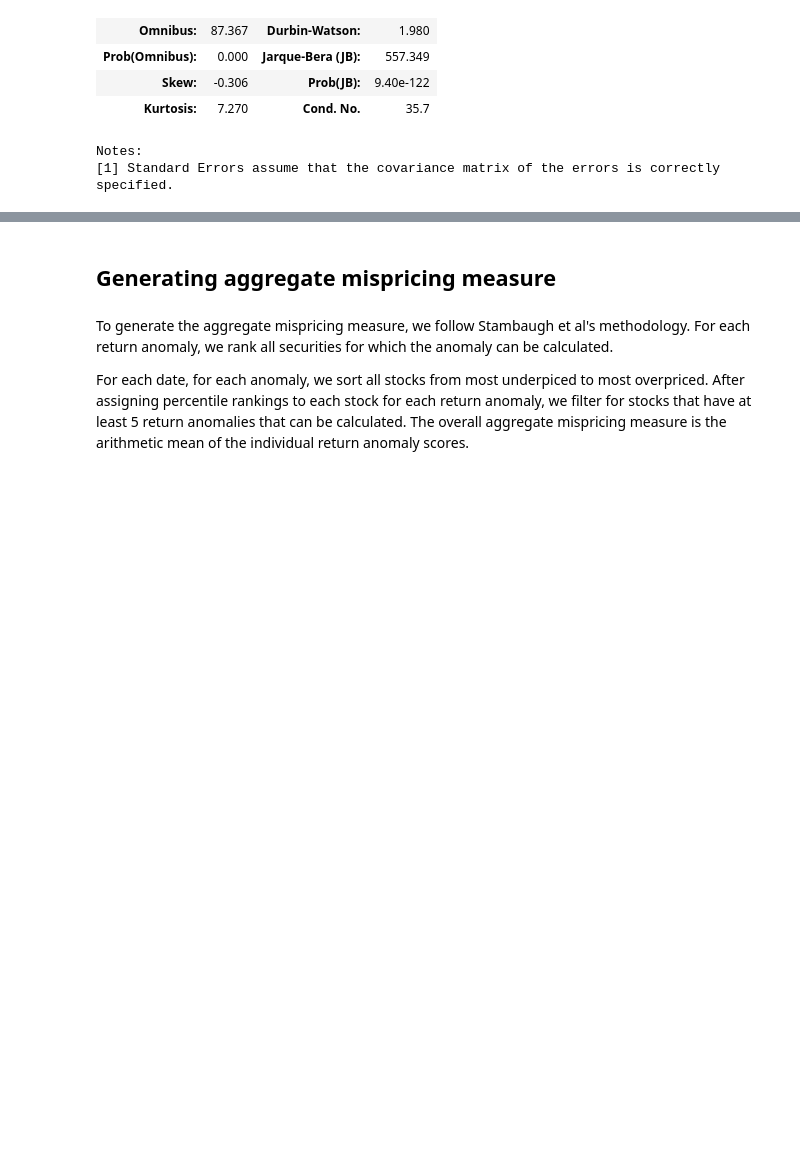
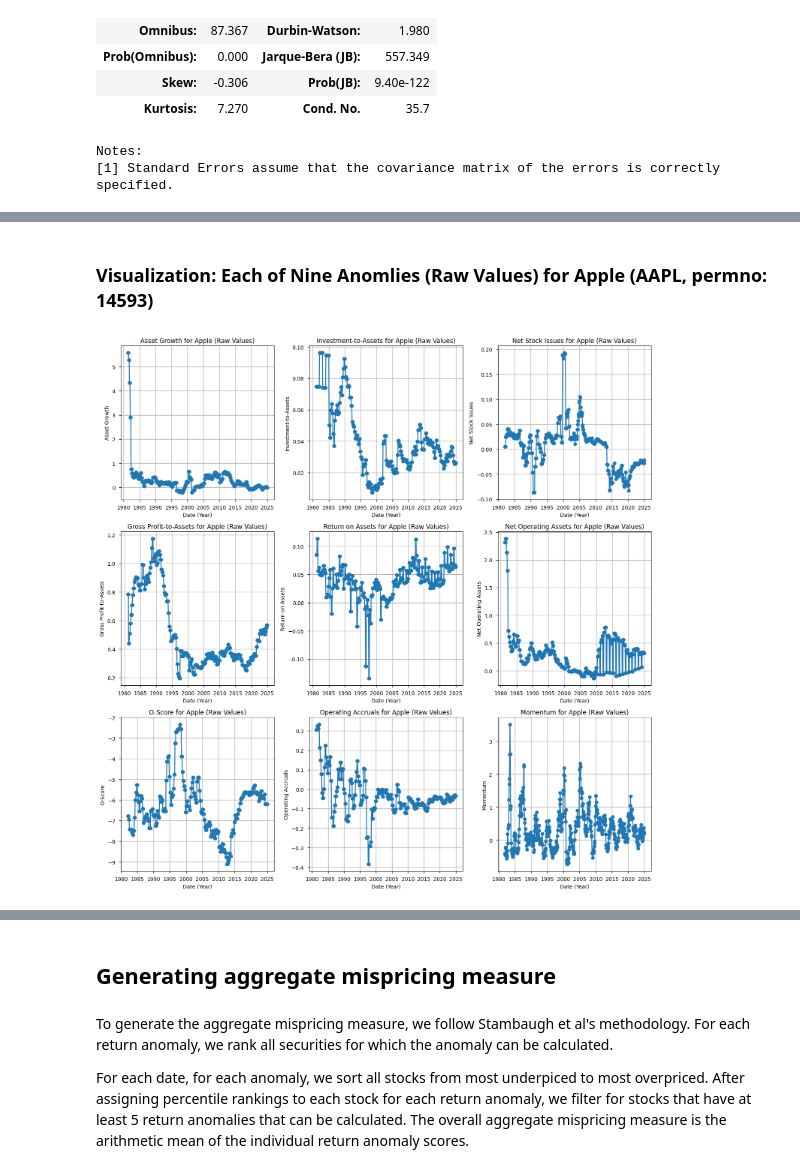
Before and after one commit to fanghe-ma/IVOL-Puzzle-and-Arbitrage-Asymmetry, a Jupyter notebook: project.ipynb, the cells around one changed output, grey strips where cells are left out. Cells and saved outputs as stored; diff of their text form; code cells hidden in the pictures; blank space fills up the shorter version.

Commit message:
Updated Anomalies Sections

```diff
--- a/project.ipynb
+++ b/project.ipynb
@@ -584,0 +779,4 @@ The 9 return anomalies are retrieved in a separate notebook.
+# %%
+df = pd.read_csv("C:/Users/xianl/OneDrive/Desktop/Spring 2025/fnce 2370/project/anomalies_raw_new.csv")
+df.set_index(['date', 'variable'], inplace=True)
+df.columns = df.columns.astype(int)
@@ -584,0 +796,41 @@ The 9 return anomalies are retrieved in a separate notebook.
+# %% [markdown]
+### Visualization: Each of Nine Anomlies (Raw Values) for Apple (AAPL, permno: 14593)
+# %%
+# Get all anomaly variable names (excluding 'me', 'prc', and 'ret')
+anomaly_vars = [var for var in df.index.get_level_values('variable').unique()
+                if var not in ['me', 'prc', 'ret']]
+
+# Create a 3x3 grid of plots
+fig, axes = plt.subplots(3, 3, figsize=(15, 15))
+axes = axes.flatten()
+
+for i, var in enumerate(anomaly_vars):
+    # Subset the data for Apple (permno 14593) for the given anomaly variable
+    # and drop missing values
+    series = df.xs(var, level=1)[14593].dropna()
+    series.index = pd.to_datetime(series.index)
+
+    ax = axes[i]
+    ax.plot(series.index, series.values, marker='o', linestyle='-')
+    mapping = {
+        'at_gr1': 'Asset Growth',
+        'capx_at': 'Investment-to-Assets',
+        'chcsho_12m': 'Net Stock Issues',
+        'gp_at': 'Gross Profit-to-Assets',
+        'niq_at': 'Return on Assets',
+        'noa_at': 'Net Operating Assets',
+        'o_score': 'O-Score',
+        'oaccruals_at': 'Operating Accruals',
+        'ret_12_1': 'Momentum'
+    }
+    ax.set_title(f"{mapping.get(var, var)} for Apple (Raw Values)")
+    ax.set_xlabel('Date (Year)')
+    ax.set_ylabel(mapping.get(var, var))
+    ax.xaxis.set_major_locator(mdates.YearLocator(5))
+    ax.xaxis.set_major_formatter(mdates.DateFormatter('%Y'))
+    ax.grid(True)
+
+plt.tight_layout()
+plt.show()
+# %% [output]
+[figure, added]
```
Also changed, not shown: parts of 9 cells of this notebook.
